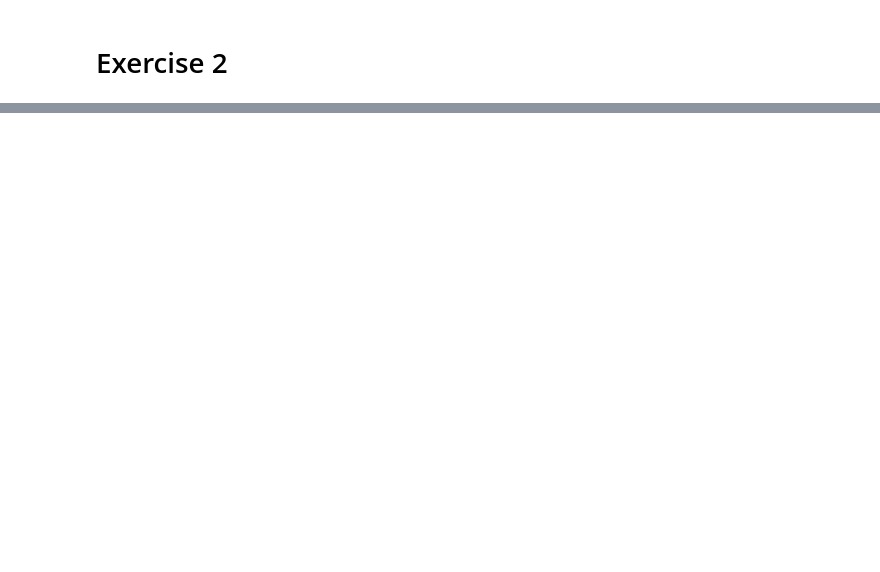
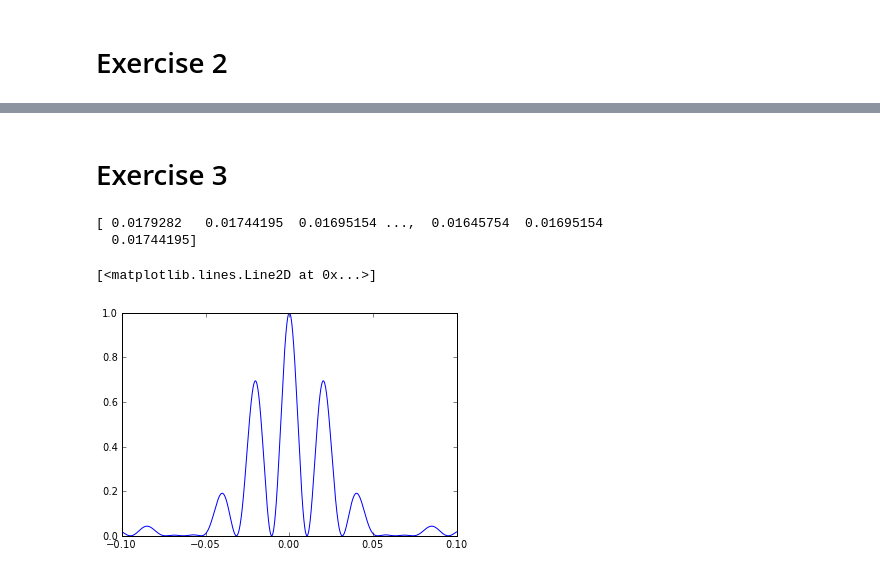
Before and after one commit to cdcunnin/PHYS202-S13, a Jupyter notebook: week8/Monte Carlo Simultations.ipynb, the cells around one changed output, grey strips where cells are left out. Saved outputs shown, nothing was run; the diff lists cells and outputs as text; code cells hidden in the pictures; blank space fills up the shorter version.

```diff
--- a/week8/Monte Carlo Simultations.ipynb
+++ b/week8/Monte Carlo Simultations.ipynb
@@ -107,0 +116,23 @@ print h
+# %% [markdown]
+Exercise 3
+====
+# %%
+x = arange(-0.1,0.1,0.0001)
+
+
+d = 15*(10**-6)
+a = 10*(10**-6)
+L=1.
+w = 632.8*(10**-9)
+A= 1
+
+I = ((A**2)*(sinc(a*x/(w*L)))**2) * ((A**2)*(cos(2.*pi*d*x/(w*L)))**2)
+print I
+# %% [output]
+[ 0.0179282   0.01744195  0.01695154 ...,  0.01645754  0.01695154
+  0.01744195]
+# %%
+plot(x,I)
+# %% [output]
+[<matplotlib.lines.Line2D at 0x...>]
+[figure, added]
```
Also changed, not shown: parts of 7 cells of this notebook.
